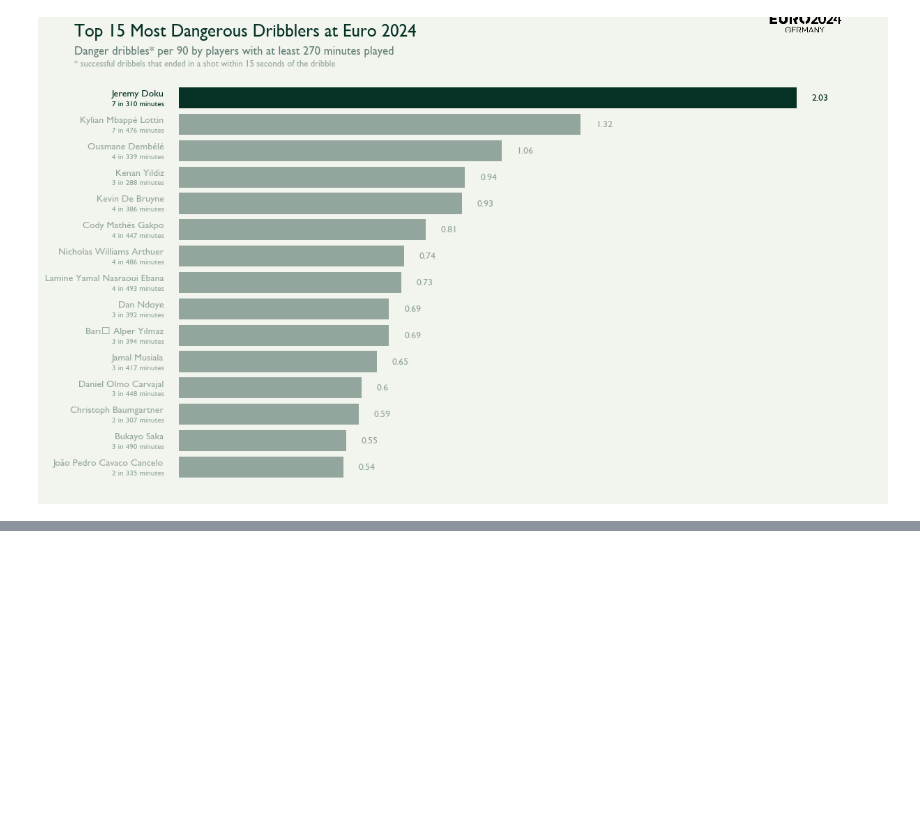
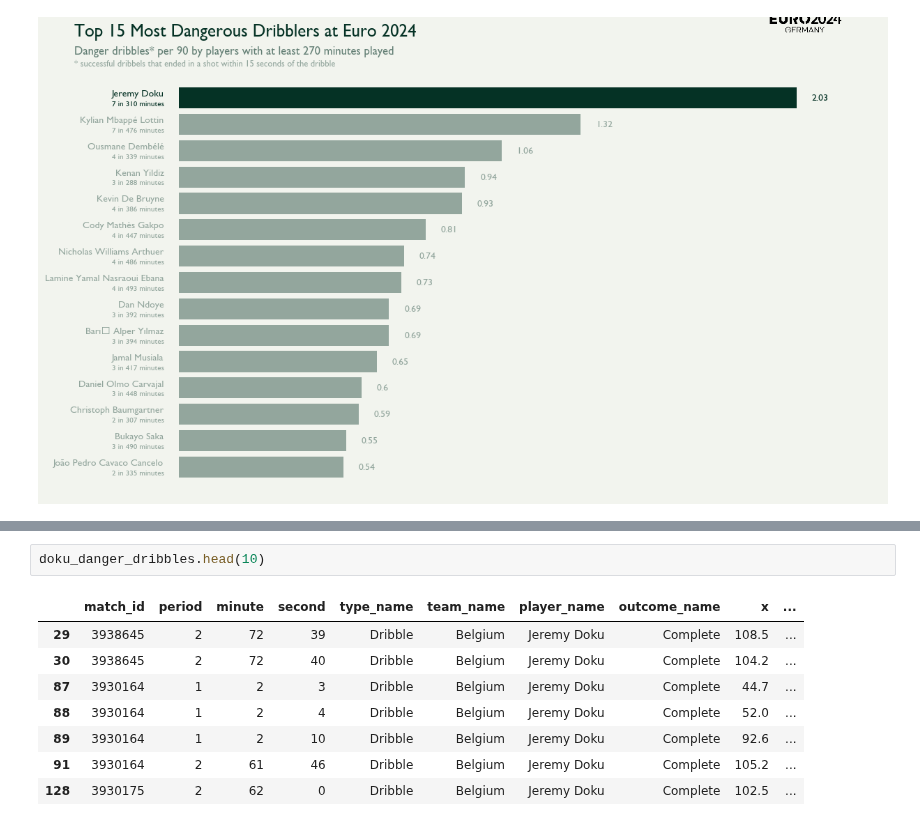
Before and after one commit to MarijnSt/soccermatics-project-1, a Jupyter notebook: per_90.ipynb, the cells around one changed output, grey strips where cells are left out. Drawn from its saved outputs; the diff is of its cells as text; blank space fills up the shorter version.

```diff
--- a/per_90.ipynb
+++ b/per_90.ipynb
@@ -996,0 +1109,11 @@ filtered_doku_dribbles = doku_dribbles[~doku_dribbles.apply(tuple, 1).isin(doku_
+# %%
+doku_danger_dribbles.head(10)
+# %% [output]
+|  | match_id | period | minute | second | type_name | team_name | player_name | outcome_name | x | ... |
+| 29 | 3938645 | 2 | 72 | 39 | Dribble | Belgium | Jeremy Doku | Complete | 108.5 | ... |
+| 30 | 3938645 | 2 | 72 | 40 | Dribble | Belgium | Jeremy Doku | Complete | 104.2 | ... |
+| 87 | 3930164 | 1 | 2 | 3 | Dribble | Belgium | Jeremy Doku | Complete | 44.7 | ... |
+| 88 | 3930164 | 1 | 2 | 4 | Dribble | Belgium | Jeremy Doku | Complete | 52.0 | ... |
+| 89 | 3930164 | 1 | 2 | 10 | Dribble | Belgium | Jeremy Doku | Complete | 92.6 | ... |
+| 91 | 3930164 | 2 | 61 | 46 | Dribble | Belgium | Jeremy Doku | Complete | 105.2 | ... |
+| 128 | 3930175 | 2 | 62 | 0 | Dribble | Belgium | Jeremy Doku | Complete | 102.5 | ... |
```
Also changed, not shown: parts of 4 cells of this notebook, 2 other files.
